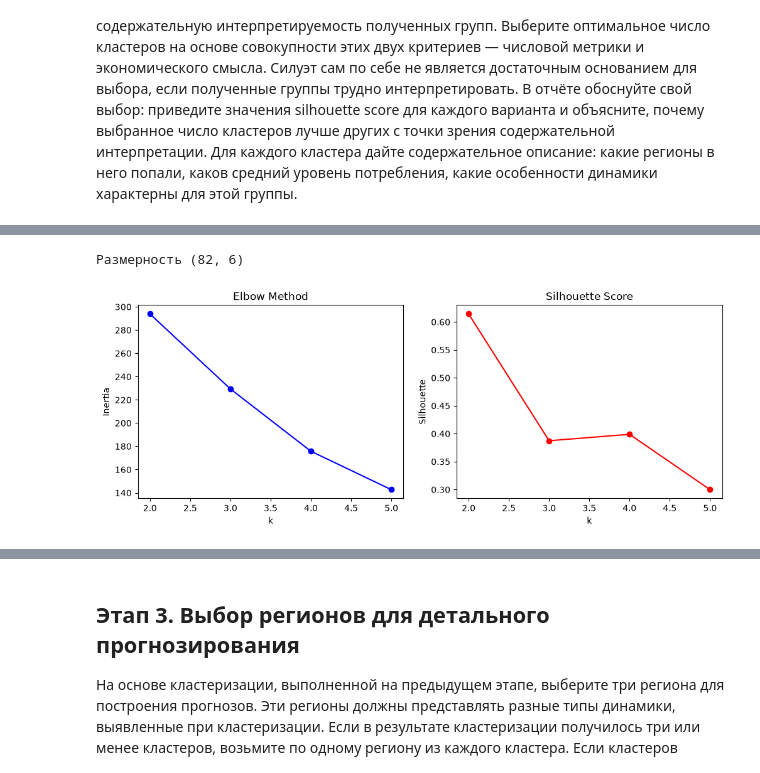
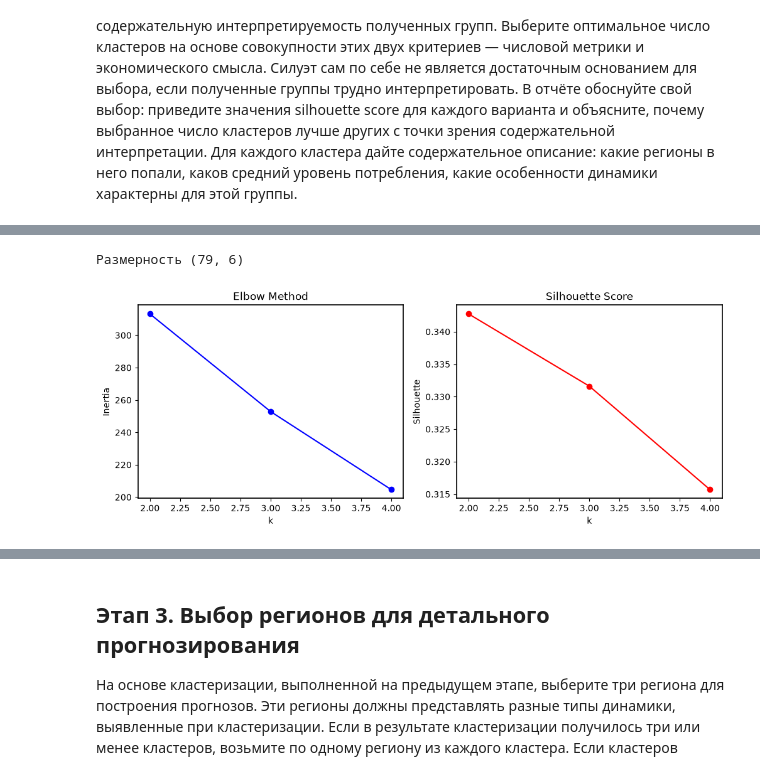
Before and after one commit to Bersserker/time_row_exam, a Jupyter notebook: notebook2.ipynb, the cells around one changed output, grey strips where cells are left out. Saved outputs shown, nothing was run; the diff lists cells and outputs as text; code cells hidden in the pictures.

```diff
--- a/notebook2.ipynb
+++ b/notebook2.ipynb
@@ -71,13 +71,19 @@ df['region_name'].unique().tolist()
 df_long = pd.melt(
     df,
     id_vars= ['region_name', 'region_code', 'indicator_name', 'measure_unit'],  # колонки, которые нужно сохранить
-    value_vars=None,  # колонки для разворота (по умолчанию — все остальные)
+    value_vars=[str(year) for year in range(2000, 2024)],  # только годовые колонки
     var_name='year',  # имя для новой колонки с названиями (по умолчанию 'variable')
     value_name="value",  # имя для новой колонки со значениями (по умолчанию 'value')
     ignore_index=True,  # сбрасывать ли индекс (по умолчанию True)
 )
-df_long = df_long.dropna()
 df_long = df_long[['region_name', 'year','value']]
-df_long['value'] = df_long['value'].str.replace(',','.').astype(float)
+df_long['value'] = pd.to_numeric(
+    df_long['value'].str.replace(',', '.', regex=False), errors='coerce'
+)
+# Оставляем целые ряды: удаление отдельных пропусков искажает годовую динамику.
+incomplete = df_long.groupby('region_name')['value'].apply(lambda s: s.isna().any())
+excluded_regions = incomplete[incomplete].index.tolist()
+print('Исключены регионы с неполными рядами:', excluded_regions)
+df_long = df_long.loc[~df_long['region_name'].isin(excluded_regions)].copy()
 df_long = df_long.sort_values(['region_name','year']).reset_index(drop=True)
 df_long['year'] = df_long['year'].astype(int)
@@ -125,7 +194,7 @@ def region_stats_make(df_long):
         relative_change = series.iloc[-1] / series.iloc[0]
 
         # Максимальное падение
-        yearly_changes = series.pct_change()
+        yearly_changes = series.pct_change().dropna()
         max_drop = yearly_changes.min()
 
         # Доля лет с отрицательной динамикой
@@ -168,6 +237,9 @@ region_stats
 # %%
 
-X = region_stats[region_stats.columns[~region_stats.columns.isin(['region_name'])]]
+X = region_stats[[
+    'Среднее значение', 'Коэфф. вариации', 'Среднегодовой темп роста',
+    'Относит. изменение', 'Макс. падение', 'Доля отрицат. динамики'
+]]
 
 
 
@@ -176,37 +248,37 @@ print(f'Размерность {X .shape}')
 scaler = StandardScaler()
 X_scaled = scaler.fit_transform(X)
 pca = PCA(n_components=0.90, random_state=1)
 X_pca = pca.fit_transform(X_scaled)
 
-k_range = range(2,6,1)
+k_range = range(2,5)
 kmean_score = []
 inertias = []
 sil_scores = []
 for k in k_range:
     km = KMeans(n_clusters=k, init='k-means++', n_init=10, random_state=1)
     labels = km.fit_predict(X_pca)
     inertias.append(km.inertia_)
     sil_scores.append(silhouette_score(X_pca, labels))
 
-    model_score_dict = {'model':'KMeans','k':k,'inertia':round(km.inertia_,2),'silhouette':sil_scores}
+    model_score_dict = {'model':'KMeans','k':k,'inertia':round(km.inertia_,2),'silhouette':sil_scores[-1]}
     kmean_score.append(model_score_dict)
 
 # Графики
 fig, (ax1, ax2) = plt.subplots(1, 2, figsize=(12,4))
 ax1.plot(k_range, inertias, 'bo-')
 ax1.set_xlabel('k')
 ax1.set_ylabel('Inertia')
 ax1.set_title('Elbow Method')
 
 ax2.plot(k_range, sil_scores, 'ro-')
 ax2.set_xlabel('k')
 ax2.set_ylabel('Silhouette')
 ax2.set_title('Silhouette Score')
 
 plt.show()
 # %% [output]
-Размерность (82, 6)
+Размерность (79, 6)
-[figure, old version]
+[figure, new version]
 # %%
 import pandas as pd
 import numpy as np
```
Also changed, not shown: parts of 16 cells of this notebook, 3 other files.
